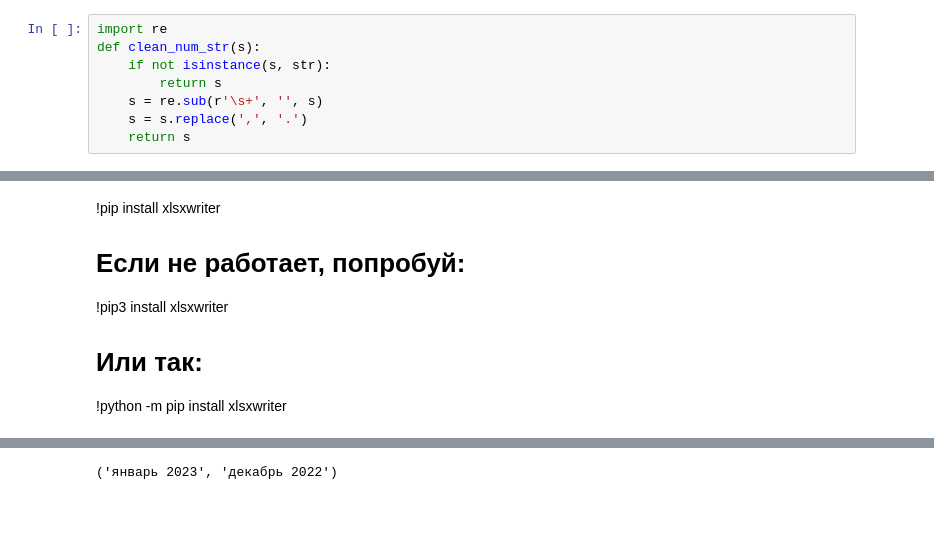
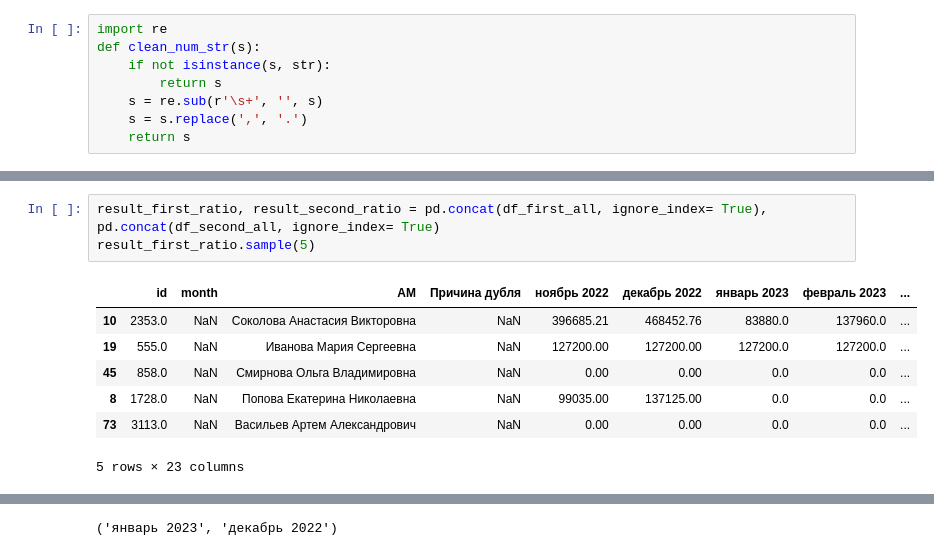
Before and after one commit to Azernem/Data_Analysis_SPbU, a Jupyter notebook: Task_prolongation/ТЗ аналитик /Untitled.ipynb, the cells around one changed output, grey strips where cells are left out. Saved outputs shown, nothing was run; the diff lists cells and outputs as text; blank space fills up the shorter version.

```diff
--- a/Task_prolongation/ТЗ аналитик /Untitled.ipynb
+++ b/Task_prolongation/ТЗ аналитик /Untitled.ipynb
@@ -198,8 +193,11 @@ TypeError: ExcelWriter.__new__() got an unexpected keyword argument 'options'
-# %% [markdown]
-!pip install xlsxwriter
-
-# Если не работает, попробуй:
-!pip3 install xlsxwriter
-
-# Или так:
-!python -m pip install xlsxwriter
+# %%
+result_first_ratio, result_second_ratio = pd.concat(df_first_all, ignore_index= True), pd.concat(df_second_all, ignore_index= True)
+result_first_ratio.sample(5)
+# %% [output]
+|  | id | month | AM | Причина дубля | ноябрь 2022 | декабрь 2022 | январь 2023 | февраль 2023 | ... |
+| 10 | 2353.0 | NaN | Соколова Анастасия Викторовна | NaN | 396685.21 | 468452.76 | 83880.0 | 137960.0 | ... |
+| 19 | 555.0 | NaN | Иванова Мария Сергеевна | NaN | 127200.00 | 127200.00 | 127200.0 | 127200.0 | ... |
+| 45 | 858.0 | NaN | Смирнова Ольга Владимировна | NaN | 0.00 | 0.00 | 0.0 | 0.0 | ... |
+| 8 | 1728.0 | NaN | Попова Екатерина Николаевна | NaN | 99035.00 | 137125.00 | 0.0 | 0.0 | ... |
+| 73 | 3113.0 | NaN | Васильев Артем Александрович | NaN | 0.00 | 0.00 | 0.0 | 0.0 | ... |
+5 rows × 23 columns
```
Also changed, not shown: parts of 12 cells of this notebook, 11 other files.
